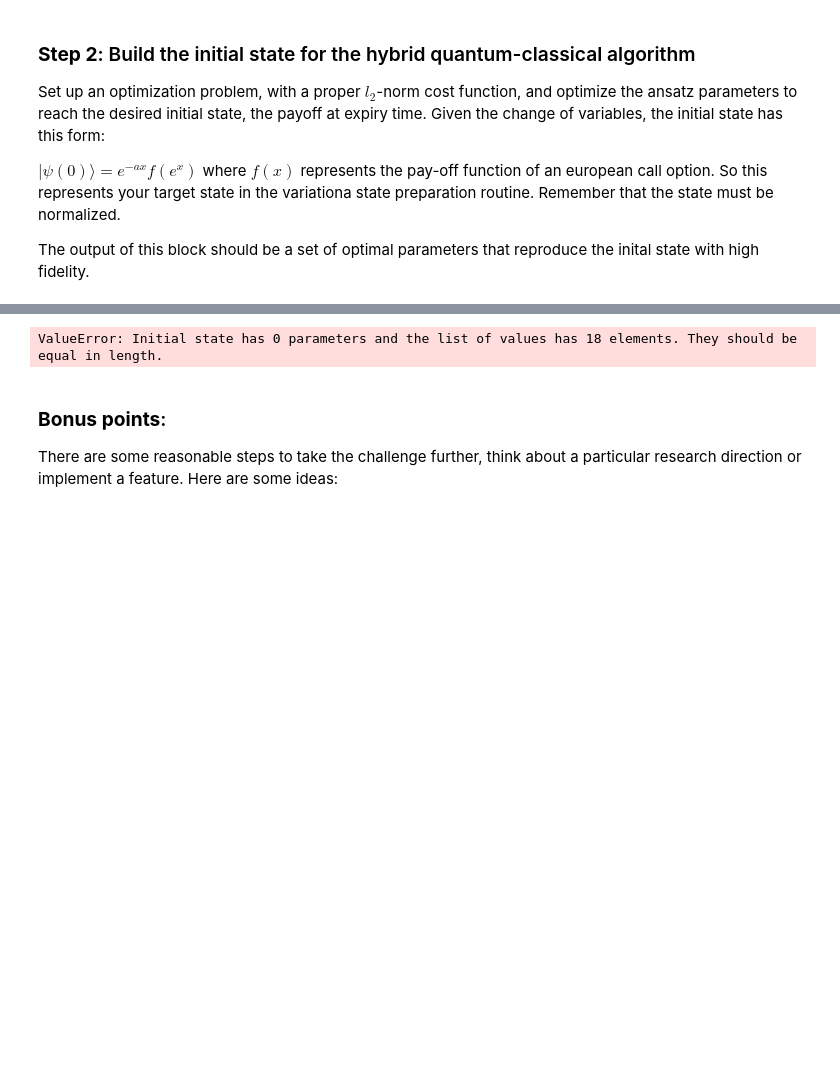
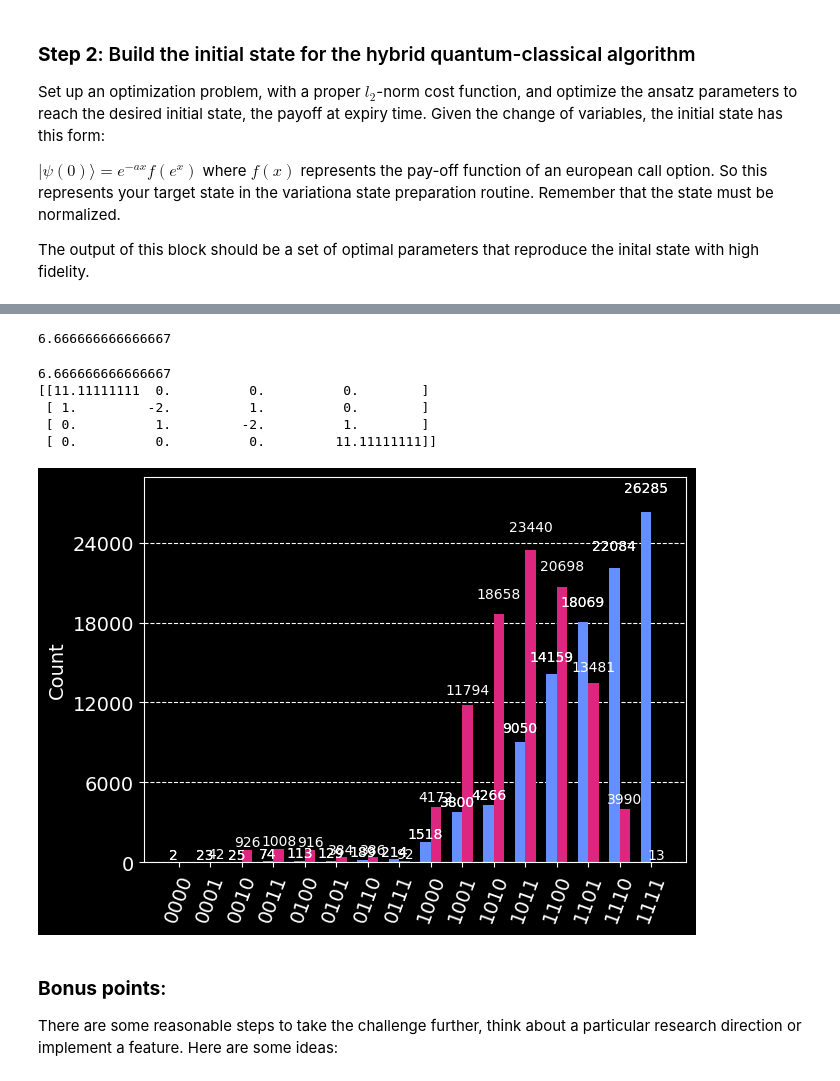
Before and after one commit to FelixXu35/Qisikit_Hackathon_BCN, a Jupyter notebook: Moodys_challenge.ipynb, the cells around one changed output, grey strips where cells are left out. Cells and saved outputs as stored; diff of their text form; code cells hidden in the pictures; blank space fills up the shorter version.

```diff
--- a/Moodys_challenge.ipynb
+++ b/Moodys_challenge.ipynb
@@ -261,7 +261,6 @@ def ansatz_without(params, n_qubits, rep):
             qc.cry(params[n_qubits+(2*n_qubits-1)*i+n], n, n+1)
             qc.ry(params[n_qubits+(2*n_qubits-1)*i+n+n_qubits-1], n)
         qc.ry(params[n_qubits+(2*n_qubits-1)*i+(2*n_qubits-2)], n_qubits-1)
-    qc.save_statevector()
     #display(qc.draw('mpl'))
     return qc
 
@@ -395,19 +387,20 @@ r = 0
 Smin = 50
 Smax = 150
 Nqubits = 4
-delta = (Smax - Smin)/(2**Nqubits)
+delta = (Smax - Smin)/(2**Nqubits-1)
 
 def hamiltonian(qubit_count, delta, r, sigma):
 
     dim = 2**qubit_count
 
-    b = -1/2 * (1/2-r/sigma**2)-r/sigma**2
+    b = -1/2 * (1/2-r/sigma**2)**2-r/sigma**2
+    print(delta)
 
     H = np.zeros((dim, dim))
 
-    H[0][0] = -b
+    H[0][0] = -b*(2*delta**2)
 
-    H[-1][-1] = -b
+    H[-1][-1] = -b*(2*delta**2)
 
     for i in range(1, dim-1):
 
@@ -417,30 +410,57 @@ def hamiltonian(qubit_count, delta, r, sigma):
 
         H[i][i+1] = 1
 
-    return H*(1/2*delta**2)
+    return H#*(1/(2*delta**2))
 
 H_fact = SparsePauliOp.from_operator(hamiltonian(Nqubits, delta,  r, sigma))
 
 pauli_op = PauliSumOp.from_list(H_fact.to_list())
+# %% [output]
+6.666666666666667
+# %%
+
+H = hamiltonian(qubit_count=2, delta=delta, r=r, sigma=sigma)
+print(H)
+# %% [output]
+6.666666666666667
+[[11.11111111  0.          0.          0.        ]
+ [ 1.         -2.          1.          0.        ]
+ [ 0.          1.         -2.          1.        ]
+ [ 0.          0.          0.         11.11111111]]
 # %%
 from qiskit.algorithms import TimeEvolutionProblem, VarQITE
 from qiskit.algorithms.time_evolvers.variational import ImaginaryMcLachlanPrinciple
 from qiskit.circuit.library import EfficientSU2
 from qiskit.quantum_info import SparsePauliOp
+from qiskit.circuit import ParameterVector
+
+param_vec = ParameterVector('θ', length=18)
 
 observable = pauli_op
 
-qc = ansatz_without(result.x, n_qubits=n_qubits, rep=rep)
+qc = ansatz_without(param_vec, n_qubits=n_qubits, rep=rep)
 
-evolution_problem = TimeEvolutionProblem(observable, time=1.)
+time = 5
+evolution_problem = TimeEvolutionProblem(observable, time=time)
 var_qite = VarQITE(
     ansatz=qc,
     initial_parameters=result.x,
-
+    num_timesteps=time*10
 )
 evolution_result = var_qite.evolve(evolution_problem)
+
+qc = evolution_result.evolved_state
+qc_t = transpile(qc, backend=backend)
+params_step = evolution_result.parameter_values[-1]
+
+qc = ansatz(params=params_step, n_qubits=n_qubits, rep=rep)
+qc_t = transpile(qc, backend)
+result_step = backend.run(qc_t, shots=1e5).result()
+counts_step = result_step.get_counts()
+display(plot_histogram([counts, counts_step]))
+#print(result.x - evolution_result.parameter_values[-1])
 # %% [output]
-ValueError: Initial state has 0 parameters and the list of values has 18 elements. They should be equal in length.
+[figure, added]
 # %% [markdown]
 ### **Bonus points**:
 
```
Also changed, not shown: parts of 1 cell of this notebook.
